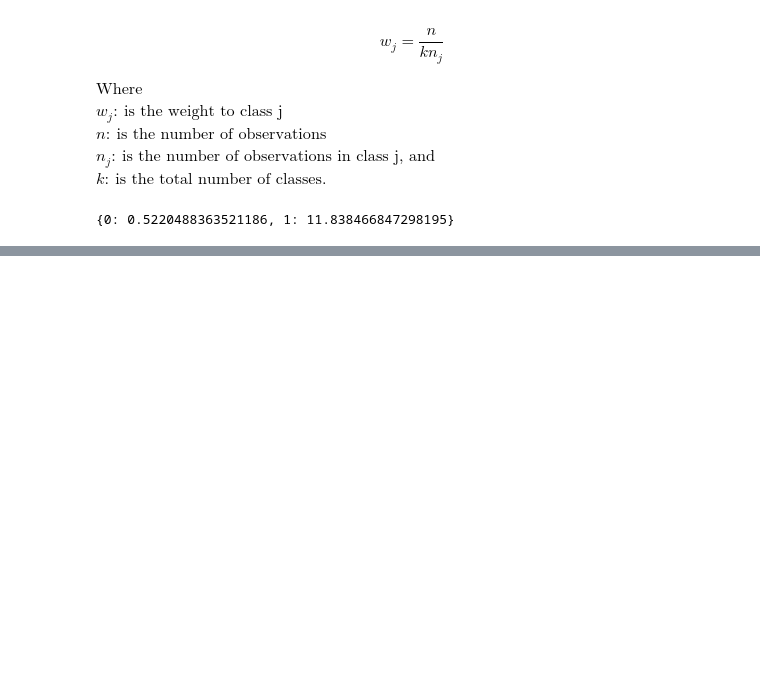
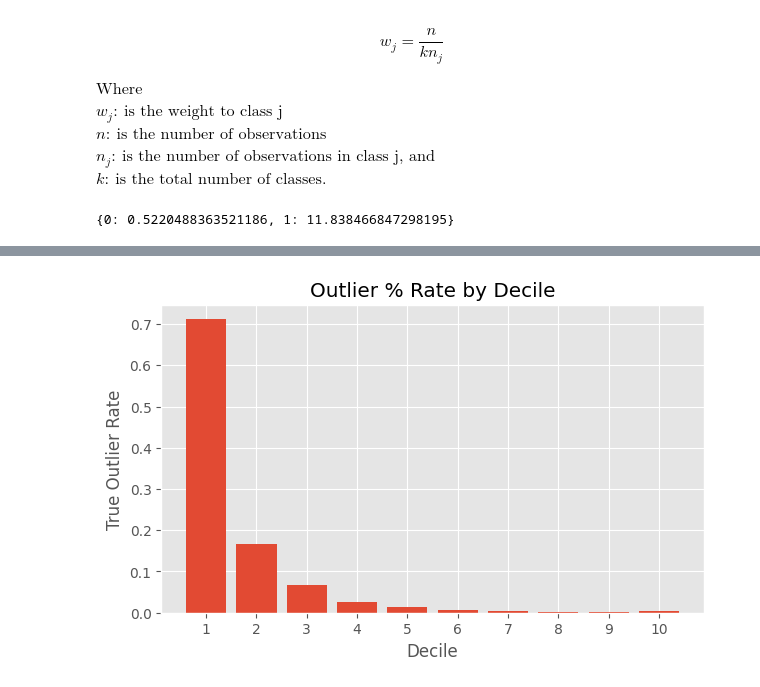
Before and after one commit to if722399/PAP-TensorFlow-Model, a Jupyter notebook: Weighted Class.ipynb, the cells around one changed output, grey strips where cells are left out. Saved outputs shown, nothing was run; the diff lists cells and outputs as text; code cells hidden in the pictures; blank space fills up the shorter version.

```diff
--- a/Weighted Class.ipynb
+++ b/Weighted Class.ipynb
@@ -236,0 +214,3 @@ f1 :  0.34
+# %%
+decile_analysis = fn.decile_analysis(test_predictions_weighted, test_labels)
+decile_analysis
@@ -236,0 +230,4 @@ f1 :  0.34
+# %%
+vz.decile_analysis_plot(decile_analysis["True label %"])
+# %% [output]
+[figure, added]
```
Also changed, not shown: parts of 9 cells of this notebook, 2 other files.
